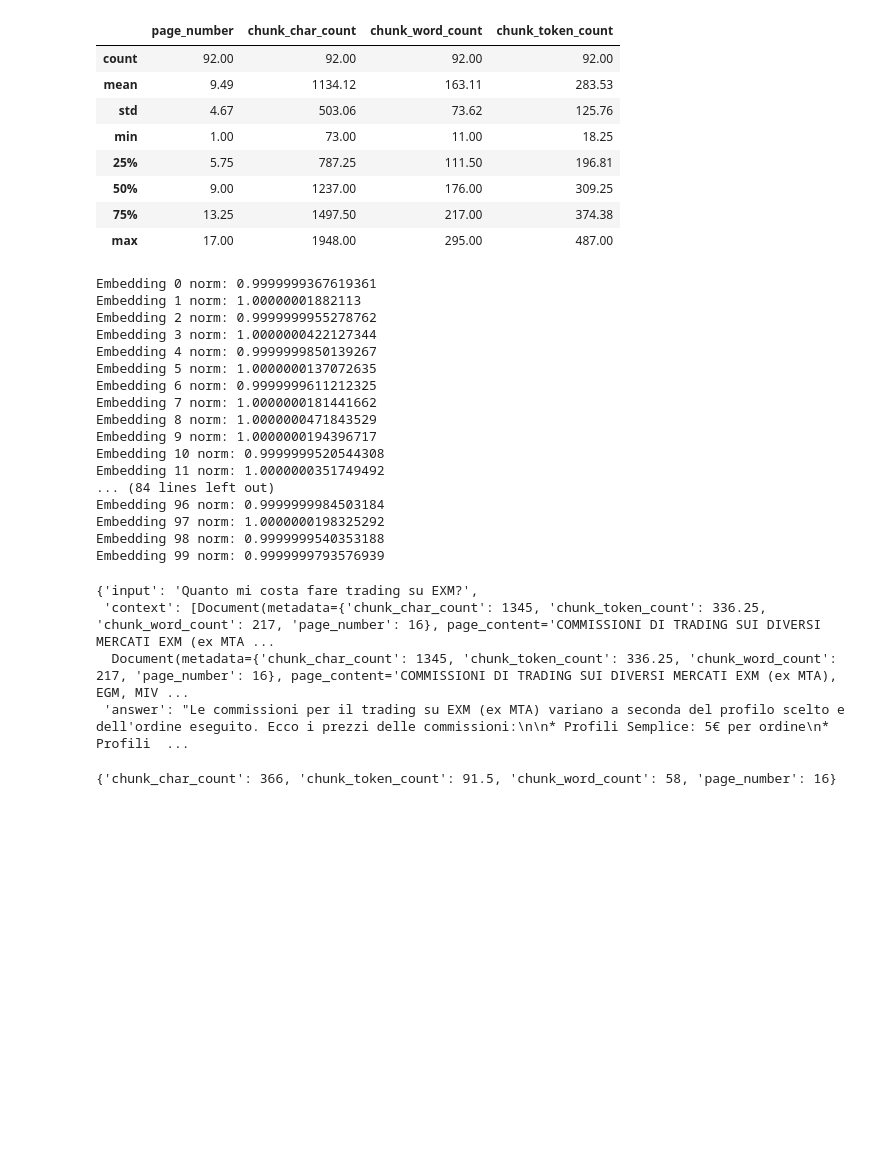
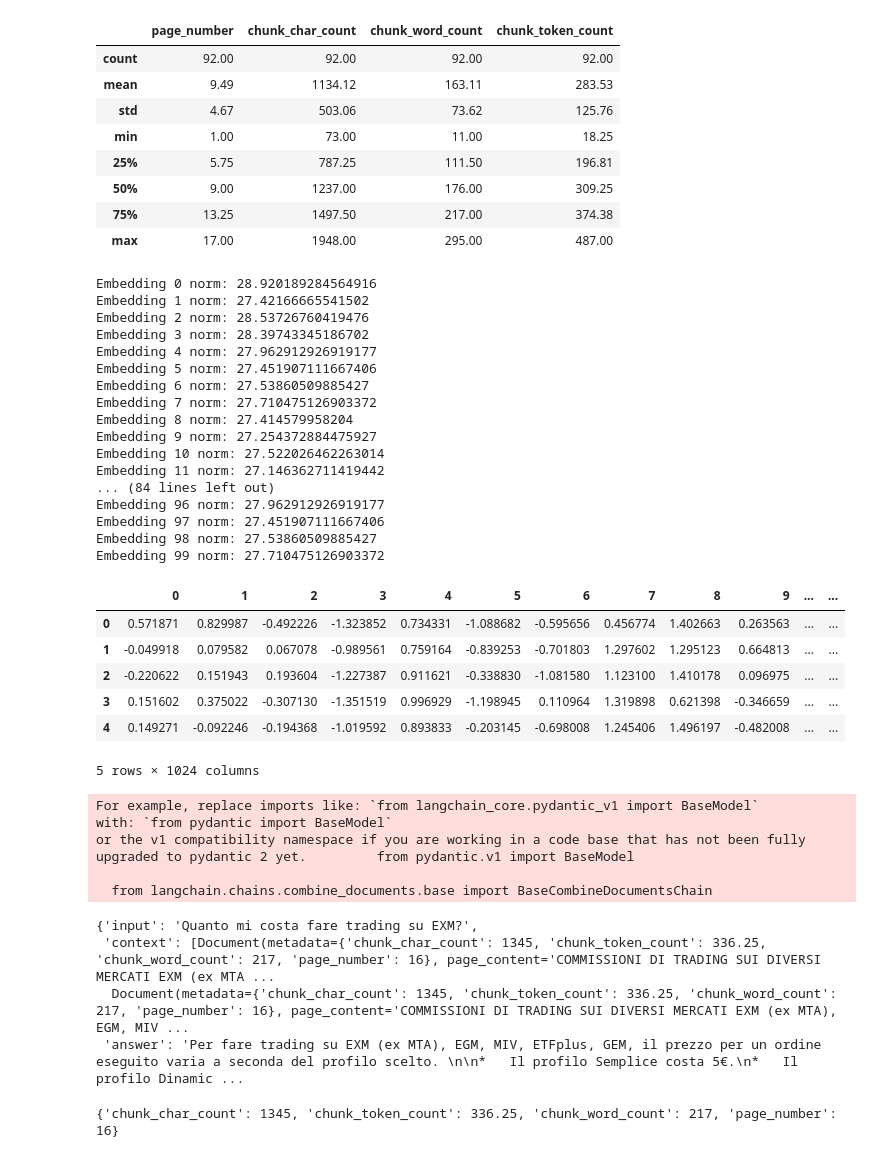
Before and after one commit to jfet97/fun-with-langchain, a Jupyter notebook: examples/asymmetric-semantic-search/asymmetric-semantic-search-better.ipynb, the cells around one changed output. Cells and saved outputs as stored; diff of their text form; code cells hidden in the pictures; blank space fills up the shorter version.

Commit message:
ok cosine ma forse si rallenta troppo

```diff
--- a/examples/asymmetric-semantic-search/asymmetric-semantic-search-better.ipynb
+++ b/examples/asymmetric-semantic-search/asymmetric-semantic-search-better.ipynb
@@ -306,7 +306,15 @@ from typing import List
 from sentence_transformers import SentenceTransformer
 from langchain.embeddings.base import Embeddings
 
-embedding_model = SentenceTransformer('intfloat/multilingual-e5-large')
+embedding_model_temp = SentenceTransformer('intfloat/multilingual-e5-large')
+# print(embedding_model.get_max_seq_length)
+
+# Extract the transformer and pooling layers from the original model
+transformer = embedding_model_temp[0]  # Transformer layer
+pooling = embedding_model_temp[1]
+
+# skipping normalization layer (so that we can use cosine similarity for better search results)
+embedding_model = SentenceTransformer(modules=[transformer, pooling])
 
 class CustomEmbeddings(Embeddings):
     def __init__(self, **kwargs):
@@ -314,11 +322,11 @@ class CustomEmbeddings(Embeddings):
 
     def embed_documents(self, texts: List[str]) -> List[List[float]]:
         prefix = "passage: "
-        return [embedding_model.encode(prefix + text, batch_size=32) for text in texts]
+        return [embedding_model.encode(prefix + text, batch_size=32, normalize_embeddings=False) for text in texts]
 
     def embed_query(self, text: str) -> List[float]:
         prefix = "query: "
-        return embedding_model.encode(prefix + text)
+        return embedding_model.encode(prefix + text, normalize_embeddings=False)
 # %%
 from langchain.vectorstores import Chroma
 from langchain.schema import Document
@@ -340,41 +348,52 @@ documents = [
 vectorstore = Chroma.from_documents(documents, CustomEmbeddings())
 # %%
 import numpy as np
+import pandas as pd
 
 # Function to inspect and verify normalization of embeddings
 def check_embedding_normalization(vectorstore, num_samples=100):
     # Get a sample of documents and embeddings
     sample_embeddings = []
     embeddings = vectorstore.get(include=['embeddings'])['embeddings']
     for i in range(num_samples):
         # Retrieve embedding of document i (assuming sequential IDs for simplicity)
         embedding = embeddings[i]  # Using private attribute here
         sample_embeddings.append(embedding)
     # Calculate and print the norms
     norms = [np.linalg.norm(embedding) for embedding in sample_embeddings]
     for i, norm in enumerate(norms):
         print(f"Embedding {i} norm: {norm}")
 
 # Run the check
 check_embedding_normalization(vectorstore)
+
+df = pd.DataFrame(vectorstore.get(include=['embeddings'])['embeddings'])
+df.head()
 # %% [output]
-Embedding 0 norm: 0.9999999367619361
-Embedding 1 norm: 1.00000001882113
-Embedding 2 norm: 0.9999999955278762
-Embedding 3 norm: 1.0000000422127344
-Embedding 4 norm: 0.9999999850139267
-Embedding 5 norm: 1.0000000137072635
-Embedding 6 norm: 0.9999999611212325
-Embedding 7 norm: 1.0000000181441662
-Embedding 8 norm: 1.0000000471843529
-Embedding 9 norm: 1.0000000194396717
-Embedding 10 norm: 0.9999999520544308
-Embedding 11 norm: 1.0000000351749492
+Embedding 0 norm: 28.920189284564916
+Embedding 1 norm: 27.42166665541502
+Embedding 2 norm: 28.53726760419476
+Embedding 3 norm: 28.39743345186702
+Embedding 4 norm: 27.962912926919177
+Embedding 5 norm: 27.451907111667406
+Embedding 6 norm: 27.53860509885427
+Embedding 7 norm: 27.710475126903372
+Embedding 8 norm: 27.414579958204
+Embedding 9 norm: 27.254372884475927
+Embedding 10 norm: 27.522026462263014
+Embedding 11 norm: 27.146362711419442
 ... (84 lines left out)
-Embedding 96 norm: 0.9999999984503184
-Embedding 97 norm: 1.0000000198325292
-Embedding 98 norm: 0.9999999540353188
-Embedding 99 norm: 0.9999999793576939
+Embedding 96 norm: 27.962912926919177
+Embedding 97 norm: 27.451907111667406
+Embedding 98 norm: 27.53860509885427
+Embedding 99 norm: 27.710475126903372
+|  | 0 | 1 | 2 | 3 | 4 | 5 | 6 | 7 | 8 | 9 | ... | ... |
+| 0 | 0.571871 | 0.829987 | -0.492226 | -1.323852 | 0.734331 | -1.088682 | -0.595656 | 0.456774 | 1.402663 | 0.263563 | ... | ... |
+| 1 | -0.049918 | 0.079582 | 0.067078 | -0.989561 | 0.759164 | -0.839253 | -0.701803 | 1.297602 | 1.295123 | 0.664813 | ... | ... |
+| 2 | -0.220622 | 0.151943 | 0.193604 | -1.227387 | 0.911621 | -0.338830 | -1.081580 | 1.123100 | 1.410178 | 0.096975 | ... | ... |
+| 3 | 0.151602 | 0.375022 | -0.307130 | -1.351519 | 0.996929 | -1.198945 | 0.110964 | 1.319898 | 0.621398 | -0.346659 | ... | ... |
+| 4 | 0.149271 | -0.092246 | -0.194368 | -1.019592 | 0.893833 | -0.203145 | -0.698008 | 1.245406 | 1.496197 | -0.482008 | ... | ... |
+5 rows × 1024 columns
 # %%
 from langchain.chains import create_retrieval_chain
 from langchain.chains.combine_documents import create_stuff_documents_chain
@@ -412,14 +431,19 @@ results = rag_chain.invoke({"input": "Quanto mi costa fare trading su EXM?"})
 
 results
 # %% [output]
-{'input': 'Quanto mi costa fare trading su EXM?',
- 'context': [Document(metadata={'chunk_char_count': 1345, 'chunk_token_count': 336.25, 'chunk_word_count': 217, 'page_number': 16}, page_content='COMMISSIONI DI TRADING SUI DIVERSI MERCATI EXM (ex MTA ...
-  Document(metadata={'chunk_char_count': 1345, 'chunk_token_count': 336.25, 'chunk_word_count': 217, 'page_number': 16}, page_content='COMMISSIONI DI TRADING SUI DIVERSI MERCATI EXM (ex MTA), EGM, MIV ...
- 'answer': "Le commissioni per il trading su EXM (ex MTA) variano a seconda del profilo scelto e dell'ordine eseguito. Ecco i prezzi delle commissioni:\n\n* Profili Semplice: 5€ per ordine\n* Profili  ...
+For example, replace imports like: `from langchain_core.pydantic_v1 import BaseModel`
+with: `from pydantic import BaseModel`
+or the v1 compatibility namespace if you are working in a code base that has not been fully upgraded to pydantic 2 yet.         from pydantic.v1 import BaseModel
+
+  from langchain.chains.combine_documents.base import BaseCombineDocumentsChain
+{'input': 'Quanto mi costa fare trading su EXM?',
+ 'context': [Document(metadata={'chunk_char_count': 1345, 'chunk_token_count': 336.25, 'chunk_word_count': 217, 'page_number': 16}, page_content='COMMISSIONI DI TRADING SUI DIVERSI MERCATI EXM (ex MTA ...
+  Document(metadata={'chunk_char_count': 1345, 'chunk_token_count': 336.25, 'chunk_word_count': 217, 'page_number': 16}, page_content='COMMISSIONI DI TRADING SUI DIVERSI MERCATI EXM (ex MTA), EGM, MIV ...
+ 'answer': 'Per fare trading su EXM (ex MTA), EGM, MIV, ETFplus, GEM, il prezzo per un ordine eseguito varia a seconda del profilo scelto. \n\n*   Il profilo Semplice costa 5€.\n*   Il profilo Dinamic ...
 # %%
 print(results["context"][0].metadata)
 # %% [output]
-{'chunk_char_count': 366, 'chunk_token_count': 91.5, 'chunk_word_count': 58, 'page_number': 16}
+{'chunk_char_count': 1345, 'chunk_token_count': 336.25, 'chunk_word_count': 217, 'page_number': 16}
 # %%
 rag_chain.invoke({"input": "Quanto mi costa fare una operazione fuori mercato?"})
 # %% [output]
```
Also changed, not shown: parts of 4 cells of this notebook.
